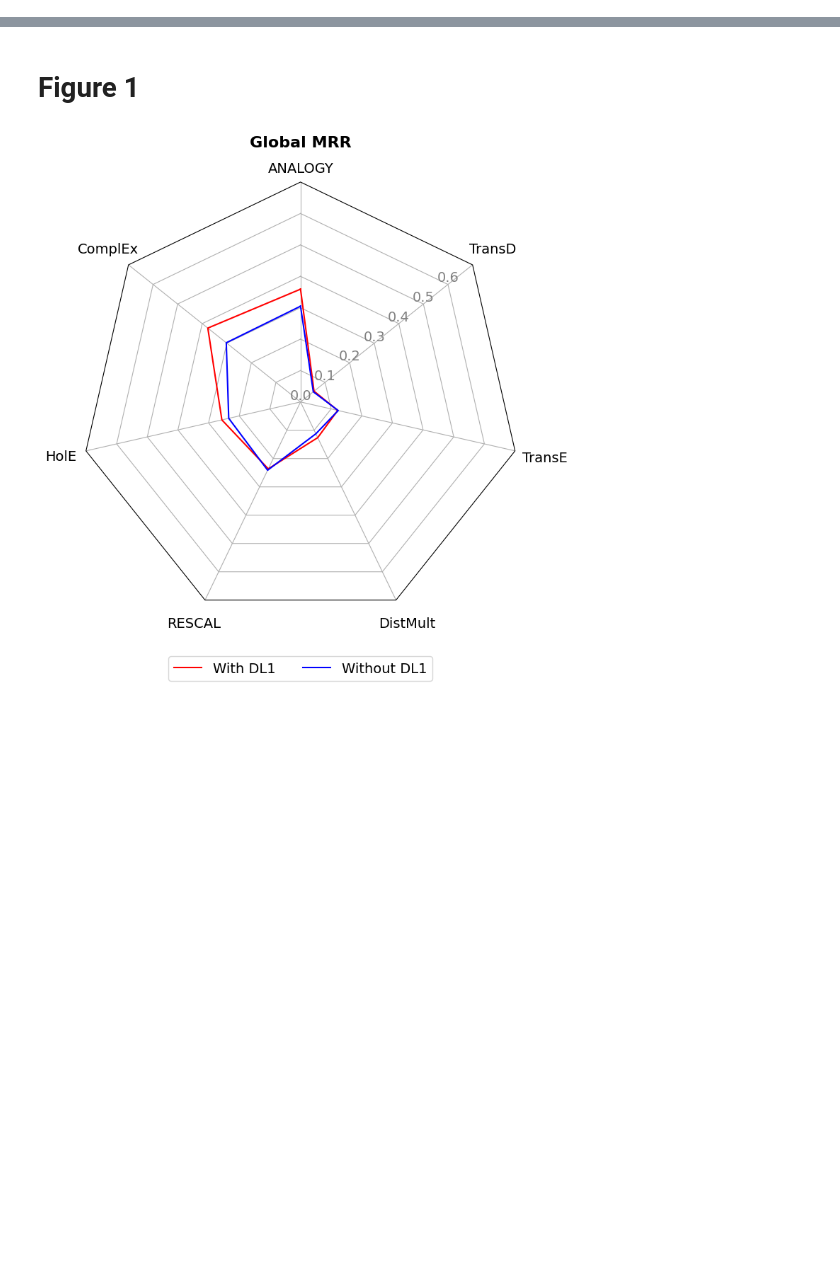
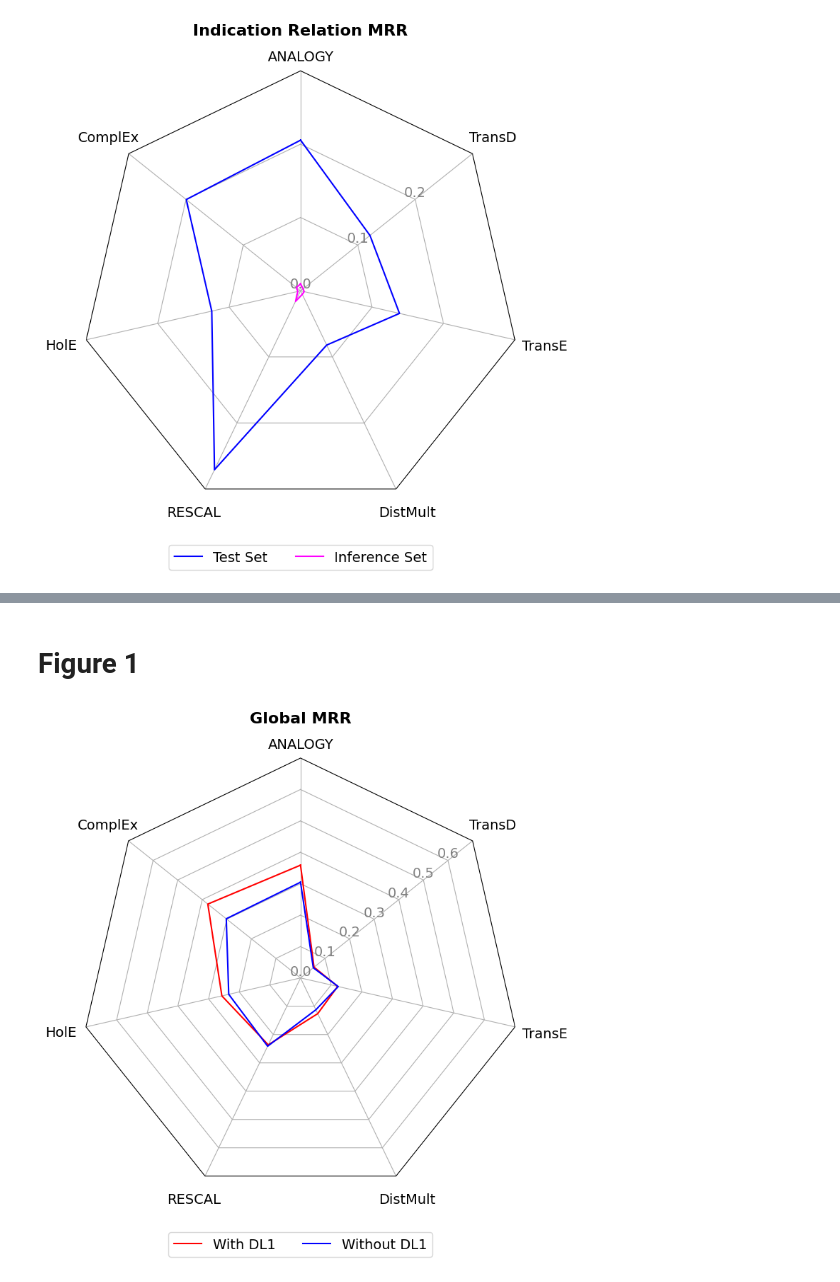
Before and after one commit to galadrielbriere/data_leakage_kge_benchmark, a Jupyter notebook: jupyter_results_processing/make_radar_plots.ipynb, the cells around one changed output, grey strips where cells are left out. Cells and saved outputs as stored; diff of their text form; code cells hidden in the pictures; blank space fills up the shorter version.

```diff
--- a/jupyter_results_processing/make_radar_plots.ipynb
+++ b/jupyter_results_processing/make_radar_plots.ipynb
@@ -247,0 +402,27 @@ results = parse_model_metrics({"with_dl1": '/home/galadriel/dr_benchmark/DL1expe
+# %%
+experiment1 = "without_dl1"
+run = "best"
+metric1 = "target_relations"
+metric2 = "inference_mrr"
+savefile = f"../figures/abstract_ISMB_3.svg"
+title = "Indication Relation MRR"
+y_lim=0.3
+labels = ["Test Set", "Inference Set"]
+colors = ("blue", "fuchsia")
+font_size=14
+
+plt3 = plot_radar2(
+    results=results,
+    metric1=metric1,
+    metric2 = metric2,
+    experiment1=experiment1,
+    run=run,
+    y_lim=y_lim,
+    title=title,
+    legend_labels=labels,
+    colors=colors,
+    font_size=font_size,
+    savefile=savefile,return_fig=True
+)
+# %% [output]
+[figure, added]
```
Also changed, not shown: parts of 6 cells of this notebook.
